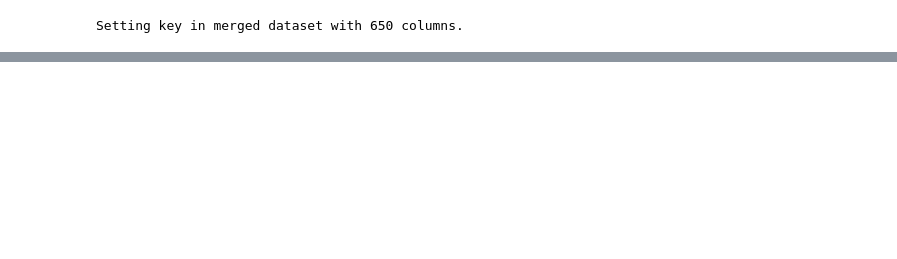
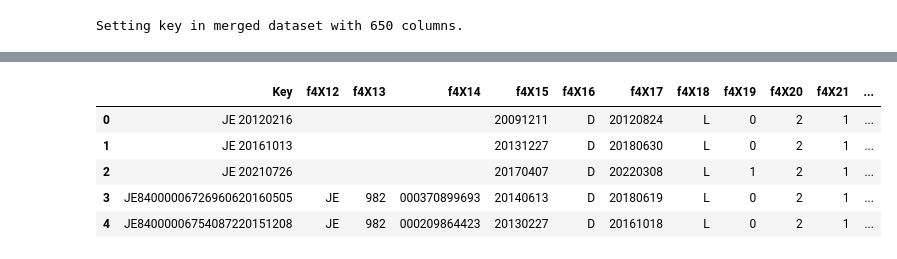
Before and after one commit to jagcha/JEPL, a Jupyter notebook: core/US25UW990JEPL.02.ipynb, the cells around one changed output, grey strips where cells are left out. Cells and saved outputs as stored; diff of their text form; code cells hidden in the pictures; blank space fills up the shorter version.

```diff
--- a/core/US25UW990JEPL.02.ipynb
+++ b/core/US25UW990JEPL.02.ipynb
@@ -333,23 +72,0 @@ Target last recorded reproductive event that is not P and show frequency distrib
-# %%
-v = []
-i = 0
-n = df.shape[0]
-while i + 1 < n:
-    ki = df.at[i, 'Key']
-    kf = df.at[i+1, 'Key']
-    if ki[:-8] == kf[:-8]:
-        li = df.at[i, 'f4X43']
-        lf = df.at[i+1, 'f4X43']
-        if li.isdigit() and lf.isdigit() and int(lf) - int(li) == 1:
-            rr = df[sk5].iloc[i]
-            rc = ''.join(rr.str.rstrip())
-            rf = rc[-1] if rc else ''
-            if 'P' != rf:
-                v.append(rf)
-                i += 1
-            else:
-                i += 1
-        else:
-            i += 1
-    else:
-        i += 1
@@ -439,0 +1189,15 @@ plt.close()
+# %%
+f4s = []
+f5s = []
+for i in range(12, 28):
+    f4s.append('f4X' + str(i))
+    f5s.append('f5X' + str(i))
+
+fdf[['Key'] + f4s].head()
+# %% [output]
+|  | Key | f4X12 | f4X13 | f4X14 | f4X15 | f4X16 | f4X17 | f4X18 | f4X19 | f4X20 | f4X21 | ... |
+| 0 | JE 20120216 |  |  |  | 20091211 | D | 20120824 | L | 0 | 2 | 1 | ... |
+| 1 | JE 20161013 |  |  |  | 20131227 | D | 20180630 | L | 0 | 2 | 1 | ... |
+| 2 | JE 20210726 |  |  |  | 20170407 | D | 20220308 | L | 1 | 2 | 1 | ... |
+| 3 | JE84000006726960620160505 | JE | 982 | 000370899693 | 20140613 | D | 20180619 | L | 0 | 2 | 1 | ... |
+| 4 | JE84000006754087220151208 | JE | 982 | 000209864423 | 20130227 | D | 20161018 | L | 0 | 2 | 1 | ... |
```
Also changed, not shown: parts of 100 cells of this notebook, 4 other files.
